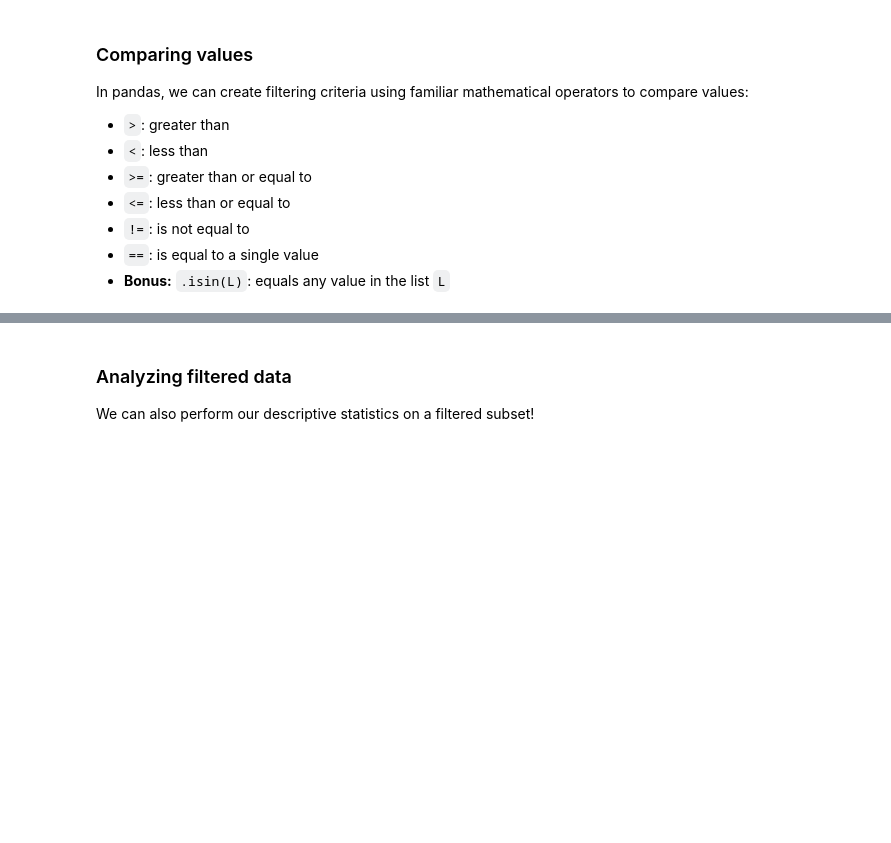
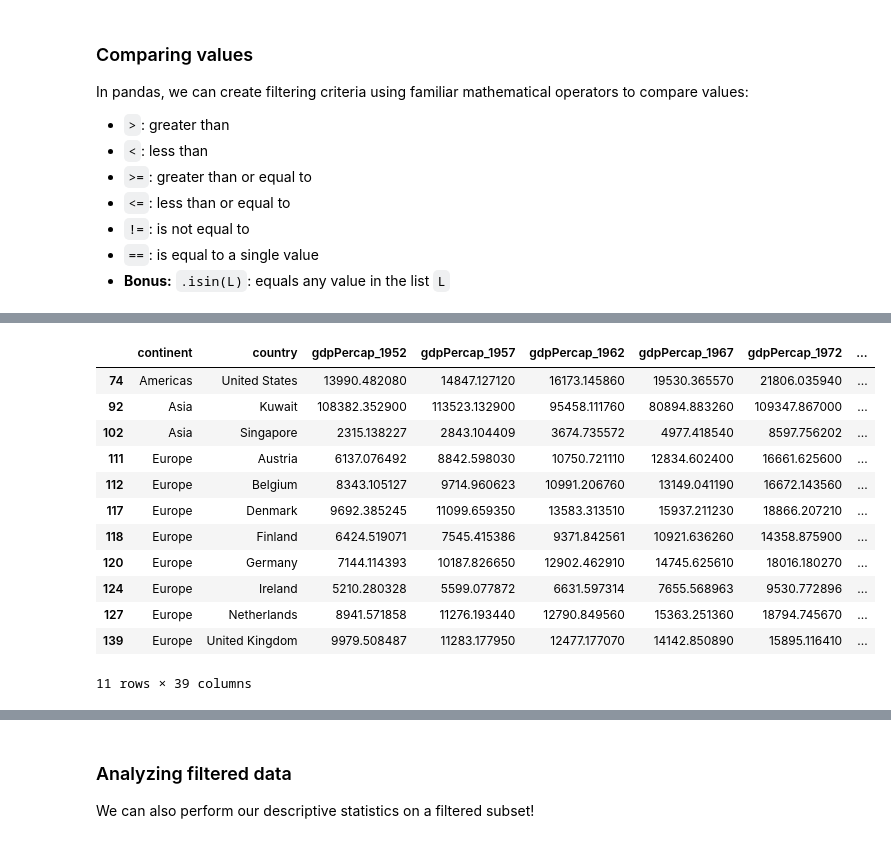
Before and after one commit to zjims/python-for-ai, a Jupyter notebook: 02_data_analysis_pandas_copy.ipynb, the cells around one changed output, grey strips where cells are left out. Drawn from its saved outputs; the diff is of its cells as text; code cells hidden in the pictures; blank space fills up the shorter version.

```diff
--- a/02_data_analysis_pandas_copy.ipynb
+++ b/02_data_analysis_pandas_copy.ipynb
@@ -545,7 +597,21 @@ Display rows where 2007 GDP is greater than or equal to 3,000 and 2007 life expe
 * C2: `df['lifeExp_2007'] < 60`
 # %%
 # Select rows where 2007 GDP is greater than or equal to 30,000 and 2007 life expectancy is under 60.
-df[(df['gdpPercap_2007'] >= 3000) & (df['lifeExp_2007'] < 60)]
+df[(df['gdpPercap_2007'] >= 30000) & (df['lifeExp_2007'] < 80)]
+# %% [output]
+|  | continent | country | gdpPercap_1952 | gdpPercap_1957 | gdpPercap_1962 | gdpPercap_1967 | gdpPercap_1972 | ... |
+| 74 | Americas | United States | 13990.482080 | 14847.127120 | 16173.145860 | 19530.365570 | 21806.035940 | ... |
+| 92 | Asia | Kuwait | 108382.352900 | 113523.132900 | 95458.111760 | 80894.883260 | 109347.867000 | ... |
+| 102 | Asia | Singapore | 2315.138227 | 2843.104409 | 3674.735572 | 4977.418540 | 8597.756202 | ... |
+| 111 | Europe | Austria | 6137.076492 | 8842.598030 | 10750.721110 | 12834.602400 | 16661.625600 | ... |
+| 112 | Europe | Belgium | 8343.105127 | 9714.960623 | 10991.206760 | 13149.041190 | 16672.143560 | ... |
+| 117 | Europe | Denmark | 9692.385245 | 11099.659350 | 13583.313510 | 15937.211230 | 18866.207210 | ... |
+| 118 | Europe | Finland | 6424.519071 | 7545.415386 | 9371.842561 | 10921.636260 | 14358.875900 | ... |
+| 120 | Europe | Germany | 7144.114393 | 10187.826650 | 12902.462910 | 14745.625610 | 18016.180270 | ... |
+| 124 | Europe | Ireland | 5210.280328 | 5599.077872 | 6631.597314 | 7655.568963 | 9530.772896 | ... |
+| 127 | Europe | Netherlands | 8941.571858 | 11276.193440 | 12790.849560 | 15363.251360 | 18794.745670 | ... |
+| 139 | Europe | United Kingdom | 9979.508487 | 11283.177950 | 12477.177070 | 14142.850890 | 15895.116410 | ... |
+11 rows × 39 columns
 # %% [markdown]
 ### <img src='https://github.com/zjims/python-for-ai/blob/main/images/exercise_icon.svg?raw=1' alt="Exercise icon" width=40 align=center> Exercise 12
 > Display all European countries that have 2007 life expectancies over 80.
```
Also changed, not shown: parts of 20 cells of this notebook.
